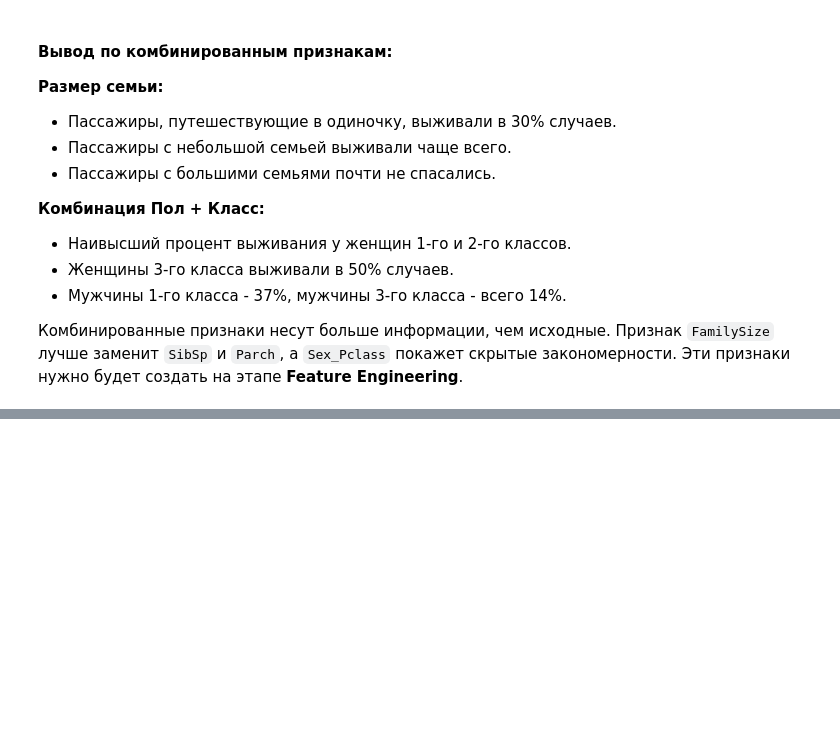
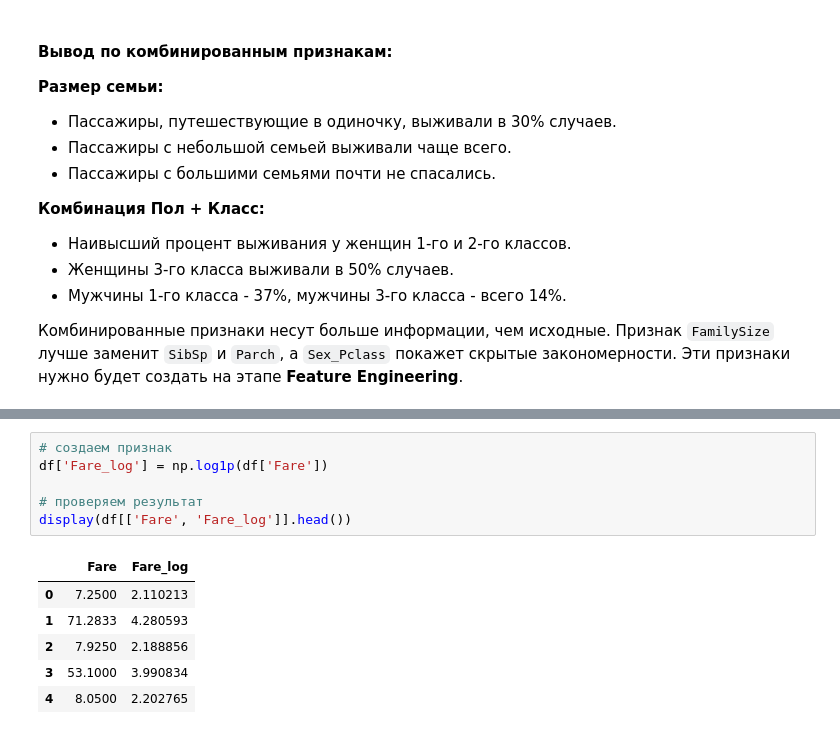
Before and after one commit to Ak1-AleX/Titanic-ML, a Jupyter notebook: titanic.ipynb, the cells around one changed output, grey strips where cells are left out. Drawn from its saved outputs; the diff is of its cells as text; blank space fills up the shorter version.

```diff
--- a/titanic.ipynb
+++ b/titanic.ipynb
@@ -538,0 +860,13 @@ plt.show()
+# %%
+# создаем признак
+df['Fare_log'] = np.log1p(df['Fare'])
+
+# проверяем результат
+display(df[['Fare', 'Fare_log']].head())
+# %% [output]
+|  | Fare | Fare_log |
+| 0 | 7.2500 | 2.110213 |
+| 1 | 71.2833 | 4.280593 |
+| 2 | 7.9250 | 2.188856 |
+| 3 | 53.1000 | 3.990834 |
+| 4 | 8.0500 | 2.202765 |
```
Also changed, not shown: parts of 28 cells of this notebook.
